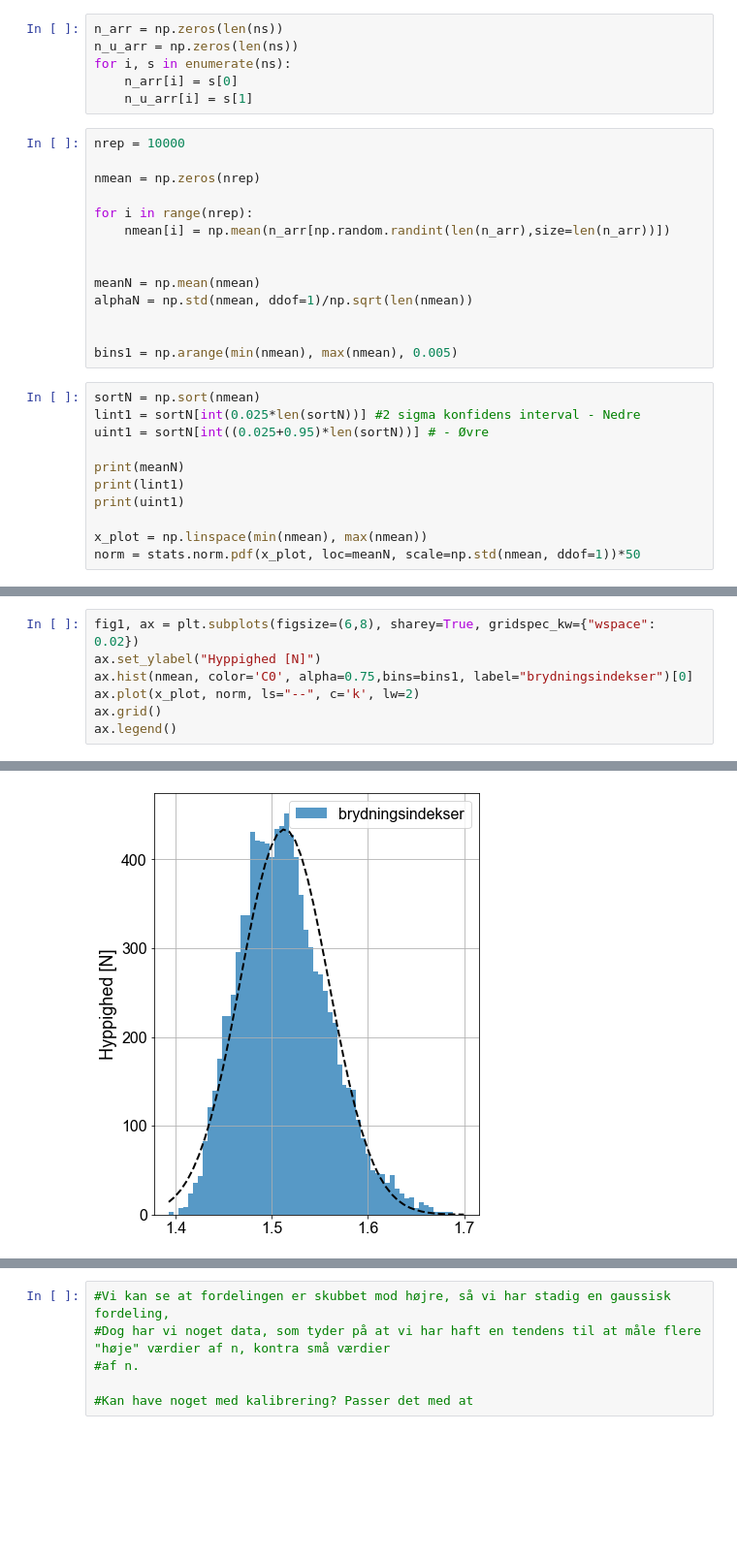
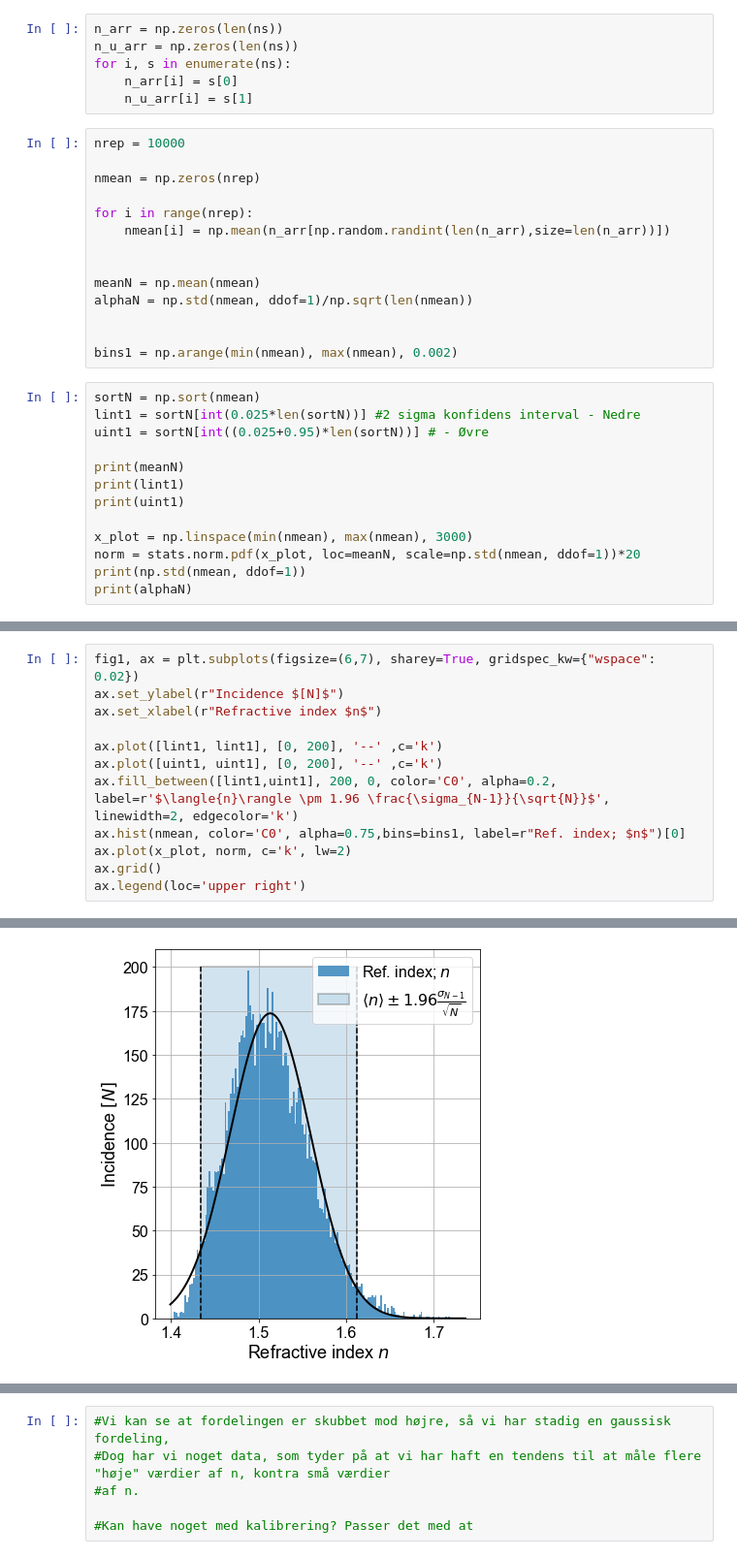
Before and after one commit to Neub28/Experimentel-Physics-2, a Jupyter notebook: Bootstrap.ipynb, the cells around one changed output, grey strips where cells are left out. Shown at 97% size. Saved outputs shown, nothing was run; the diff lists cells and outputs as text; blank space fills up the shorter version.

```diff
--- a/Bootstrap.ipynb
+++ b/Bootstrap.ipynb
@@ -33,7 +33,7 @@ meanN = np.mean(nmean)
 alphaN = np.std(nmean, ddof=1)/np.sqrt(len(nmean))
 
 
-bins1 = np.arange(min(nmean), max(nmean), 0.005)
+bins1 = np.arange(min(nmean), max(nmean), 0.002)
 # %%
 sortN = np.sort(nmean)
 lint1 = sortN[int(0.025*len(sortN))] #2 sigma konfidens interval - Nedre
@@ -43,6 +43,8 @@ print(meanN)
 print(lint1)
 print(uint1)
 
-x_plot = np.linspace(min(nmean), max(nmean))
-norm = stats.norm.pdf(x_plot, loc=meanN, scale=np.std(nmean, ddof=1))*50
+x_plot = np.linspace(min(nmean), max(nmean), 3000)
+norm = stats.norm.pdf(x_plot, loc=meanN, scale=np.std(nmean, ddof=1))*20
+print(np.std(nmean, ddof=1))
+print(alphaN)
 # %% [output]
@@ -52,13 +56,18 @@ norm = stats.norm.pdf(x_plot, loc=meanN, scale=np.std(nmean, ddof=1))*50
 # %%
-fig1, ax = plt.subplots(figsize=(6,8), sharey=True, gridspec_kw={"wspace": 0.02})
-ax.set_ylabel("Hyppighed [N]")
-ax.hist(nmean, color='C0', alpha=0.75,bins=bins1, label="brydningsindekser")[0]
-ax.plot(x_plot, norm, ls="--", c='k', lw=2)
+fig1, ax = plt.subplots(figsize=(6,7), sharey=True, gridspec_kw={"wspace": 0.02})
+ax.set_ylabel(r"Incidence $[N]$")
+ax.set_xlabel(r"Refractive index $n$")
+
+ax.plot([lint1, lint1], [0, 200], '--' ,c='k')
+ax.plot([uint1, uint1], [0, 200], '--' ,c='k')
+ax.fill_between([lint1,uint1], 200, 0, color='C0', alpha=0.2, label=r'$\langle{n}\rangle \pm 1.96 \frac{\sigma_{N-1}}{\sqrt{N}}$', linewidth=2, edgecolor='k')
+ax.hist(nmean, color='C0', alpha=0.75,bins=bins1, label=r"Ref. index; $n$")[0]
+ax.plot(x_plot, norm, c='k', lw=2)
 ax.grid()
-ax.legend()
+ax.legend(loc='upper right')
 # %% [output]
 <matplotlib.legend.Legend at 0x...>
-[figure, old version]
+[figure, new version]
 # %%
 #Bootstrappede middelværd. af n:
 print(meanN)
```
Also changed, not shown: parts of 3 cells of this notebook, 1 other file.
